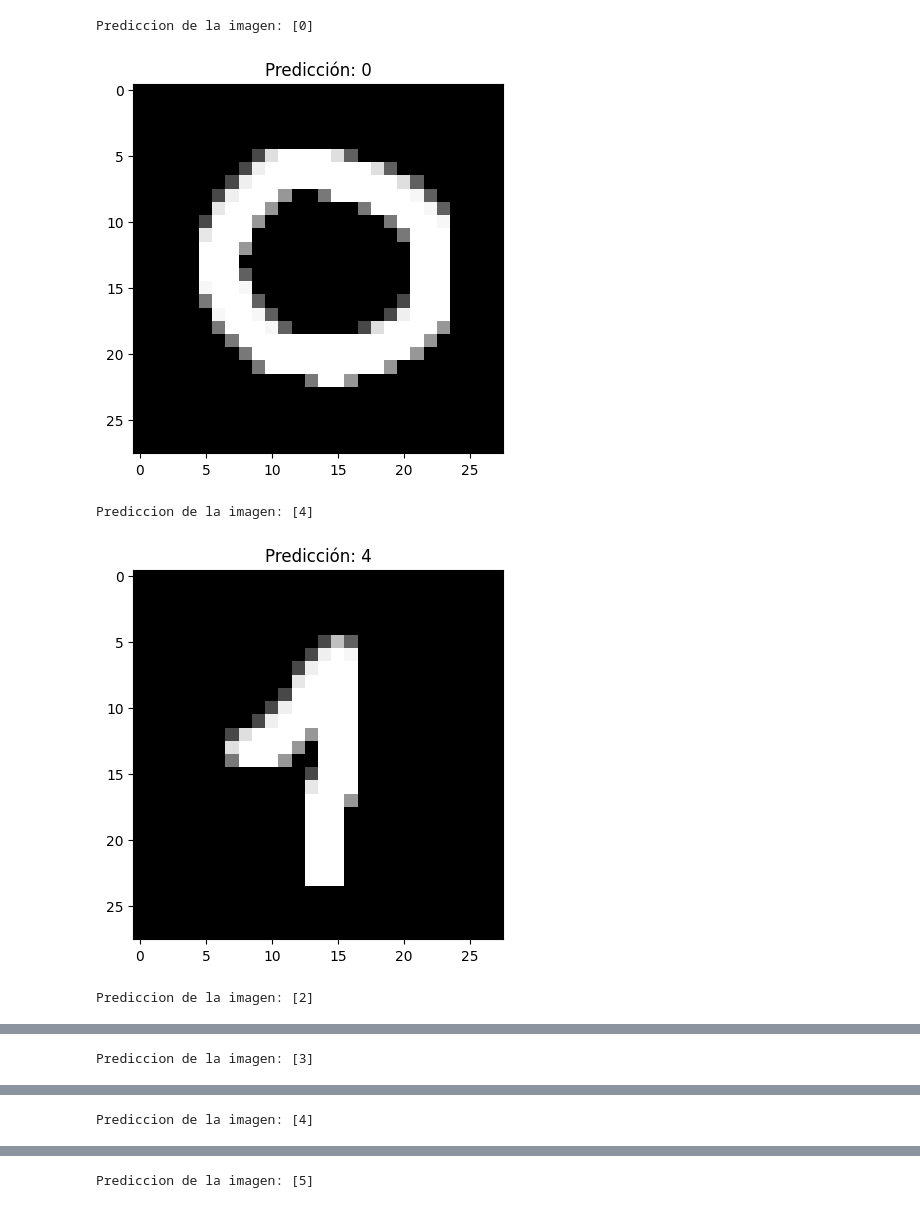
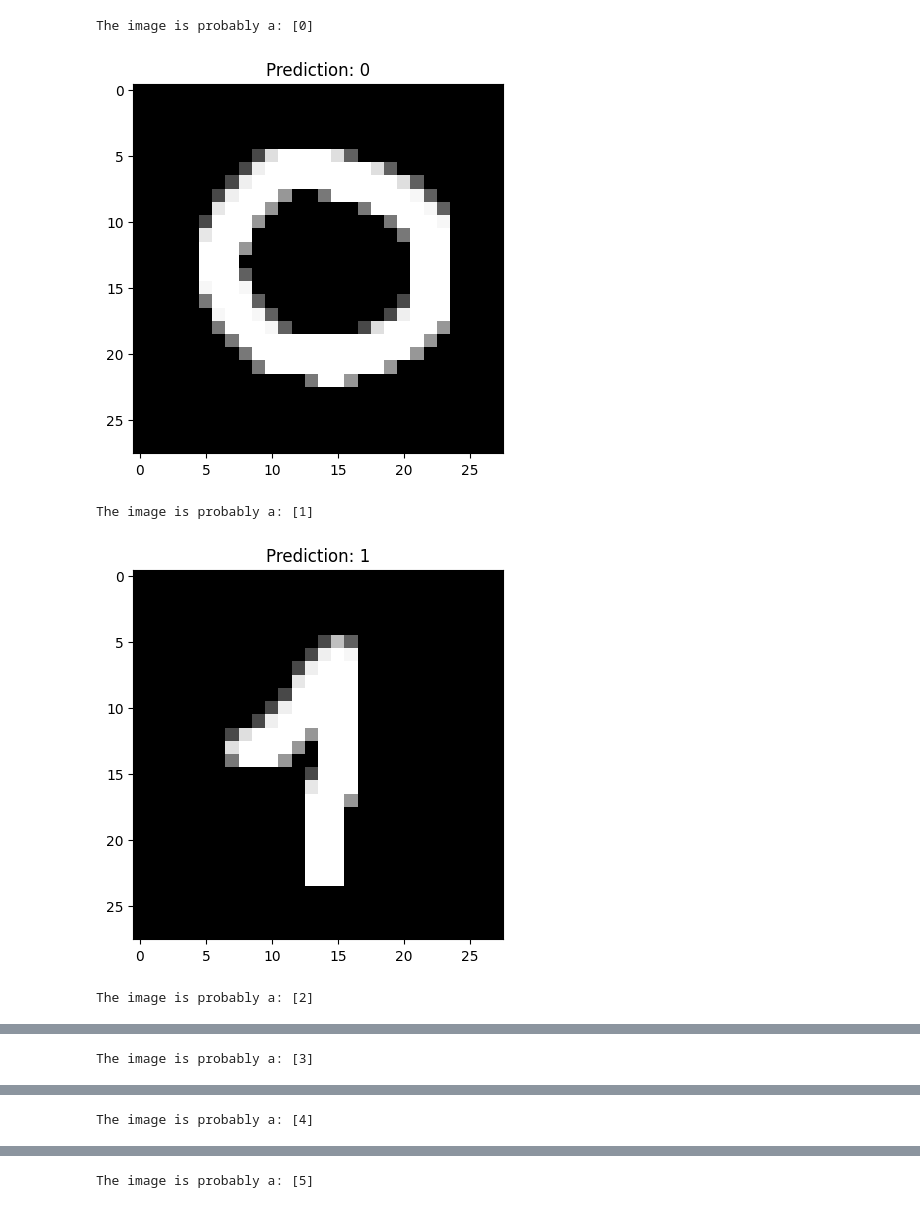
Before and after one commit to Maxi-Andres/TP-Matematica-3, a Jupyter notebook: Pruebas_con_CSV.ipynb, the cells around one changed output, grey strips where cells are left out. Saved outputs shown, nothing was run; the diff lists cells and outputs as text; code cells hidden in the pictures.

```diff
--- a/Pruebas_con_CSV.ipynb
+++ b/Pruebas_con_CSV.ipynb
@@ -12,14 +45,14 @@ X = X / 255.0
 
 X_train, X_test, y_train, y_test = train_test_split(X, Y, test_size=0.3, random_state=42)
 
-mlp = MLPClassifier(hidden_layer_sizes=(64,32), max_iter=80, activation='relu', #porque tan pocas iteraciones
+mlp = MLPClassifier(hidden_layer_sizes=(128, 64), max_iter=600, activation='relu',
                     solver='sgd', verbose=1, random_state=42,
-                    learning_rate_init=0.02, batch_size=100)
+                    learning_rate_init=0.001, batch_size=128)
 
 mlp.fit(X_train, y_train)
 
 y_pred = mlp.predict(X_test)
 
 accuracy = accuracy_score(y_test, y_pred)
-accuracy
+print(f'Precisión del modelo: {accuracy * 100:.2f}%')
 # %% [output]
@@ -44,51 +76,40 @@ Training loss did not improve more than tol=0.000100 for 10 consecutive epochs.
 # %%
 import cv2
 import numpy as np
 import matplotlib.pyplot as plt
 
 # Función para preprocesar una imagen (28x28 píxeles, escala de grises)
 def preprocesar_imagen(path):
     img = cv2.imread(path, cv2.IMREAD_GRAYSCALE)  # Cargar la imagen en escala de grises, saca los rdb si tiene
     img_resized = cv2.resize(img, (28, 28))  # redimenciono 28x28
     img_resized = img_resized / 255.0  # Normalizo de 0-1
     img_resized = img_resized.flatten()  # Aplanar la imagen a un vector de 784 elementos
     return img_resized
 
 for i in range(9):
     path_imagen = f'digits/digitB{i}.png'
     imagen_procesada = preprocesar_imagen(path_imagen)
 
     imagen_procesada = imagen_procesada.reshape(1, -1)  # Lo cambio de (784,) a (1, 784) que es la forma correcta
 
     prediccion = mlp.predict(imagen_procesada)
-    print(f'Prediccion de la imagen: {prediccion}')
+    print(f'The image is probably a: {prediccion}')
 
     # La vuelvo a poner en 28x28 para que el humano vea como lo "ve" la maquina
     plt.imshow(imagen_procesada.reshape(28, 28), cmap='gray')
-    plt.title(f'Predicción: {prediccion[0]}')
+    plt.title(f'Prediction: {prediccion[0]}')
     plt.show()
-
-
-
-# TENES QUE CENTRAR LAS IMAGENES PARA QUE FUNCIONE BIEN PRIORIZA OTRRAS COSAS (estan normalizadas en 20x20 eso ocupan las imagenes y despues se les agrega 4 pixeles en todas las direcciones y llega a 28x28)
-#   https://interactivechaos.com/es/manual/tutorial-de-deep-learning/el-dataset-mnist
-# Fijate con alguna libreia de pytohn para hacer un display de pantalla para que escriba alguien lo numeros en vez de hacerlo en paint
-
-#im10107 la saque del dataset-frame??
-#Sera que no predice biene porque se lo estoy mandando como el orto?
-#Cuales son los requisitos para que detecte bien la imagen?
-#SERA OVERFITTING QUIZA?
 # %% [output]
-Prediccion de la imagen: [0]
+The image is probably a: [0]
 [figure]
-Prediccion de la imagen: [4]
+The image is probably a: [1]
-[figure, old version]
+[figure, new version]
-Prediccion de la imagen: [2]
+The image is probably a: [2]
 [figure]
-Prediccion de la imagen: [3]
+The image is probably a: [3]
 [figure]
-Prediccion de la imagen: [4]
+The image is probably a: [4]
 [figure]
-Prediccion de la imagen: [5]
+The image is probably a: [5]
 [figure]
 ... (6 outputs left out)
```
Also changed, not shown: parts of 4 cells of this notebook, 22 other files.
